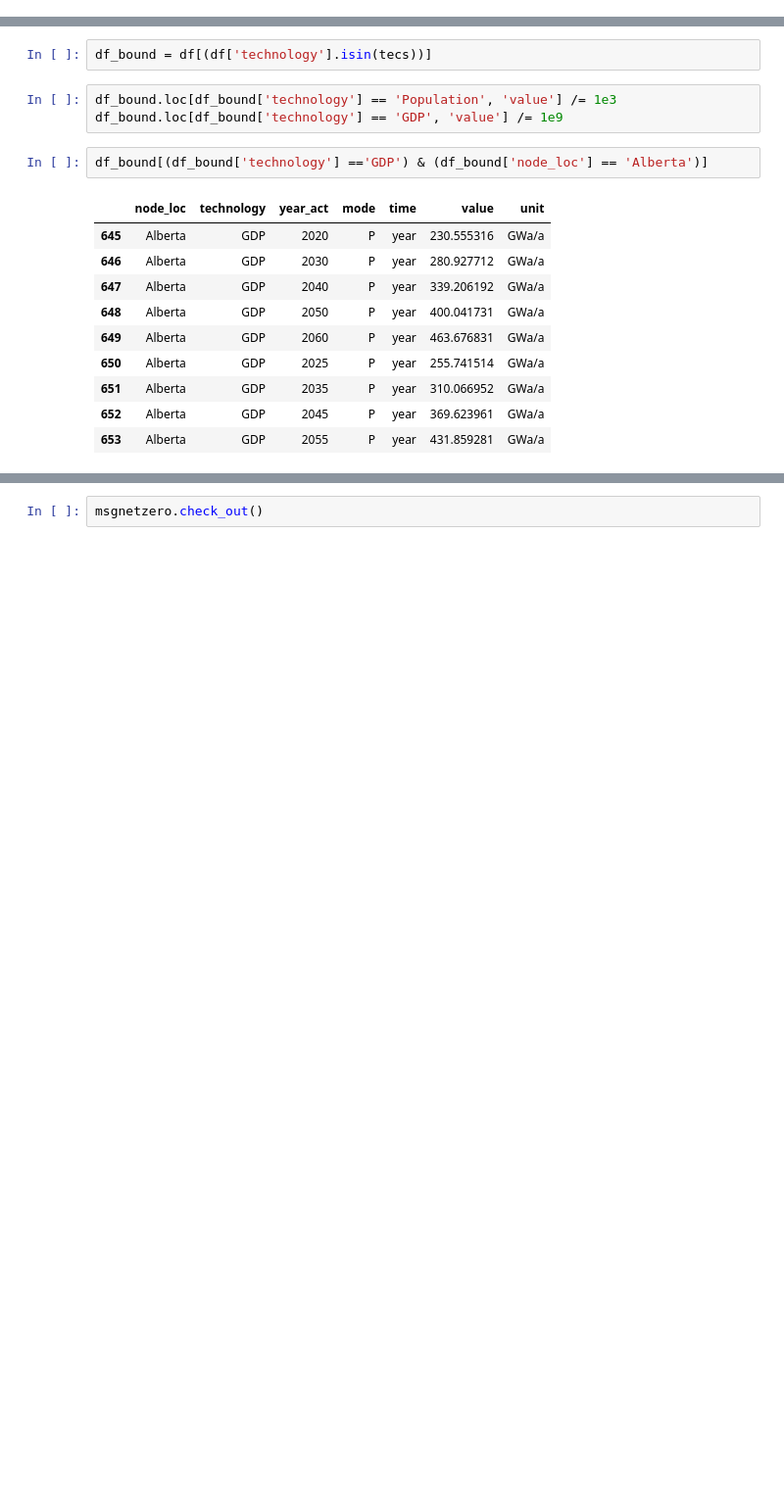
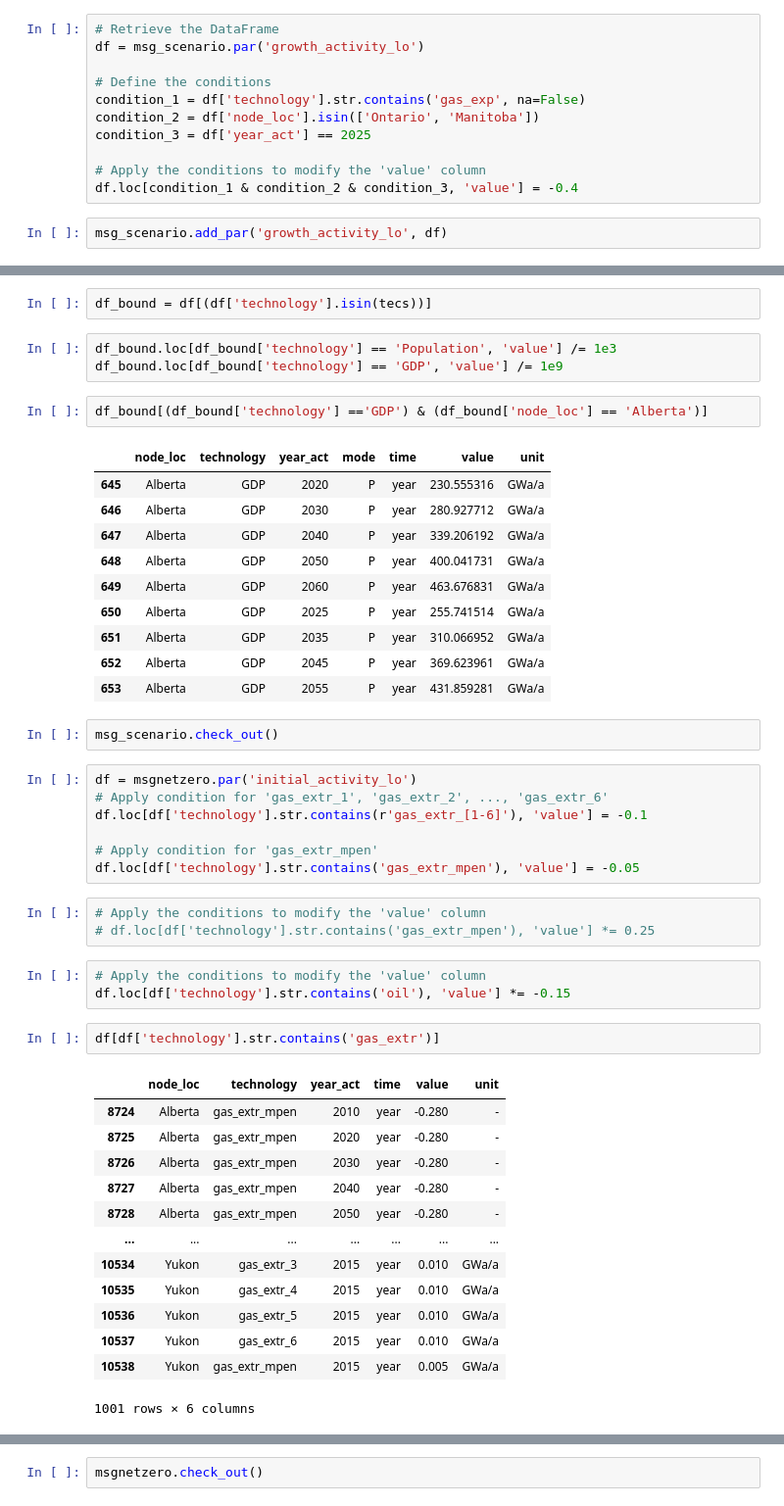
Before and after one commit to awais307/message-ix-canada, a Jupyter notebook: model/notebooks/development_netzero.ipynb, the cells around one changed output, grey strips where cells are left out. Shown at 98% size. Saved outputs shown, nothing was run; the diff lists cells and outputs as text; blank space fills up the shorter version.

```diff
--- a/model/notebooks/development_netzero.ipynb
+++ b/model/notebooks/development_netzero.ipynb
@@ -53,0 +60,13 @@ msg_scenario.remove_solution()
+# %%
+# Retrieve the DataFrame
+df = msg_scenario.par('growth_activity_lo')
+
+# Define the conditions
+condition_1 = df['technology'].str.contains('gas_exp', na=False)
+condition_2 = df['node_loc'].isin(['Ontario', 'Manitoba'])
+condition_3 = df['year_act'] == 2025
+
+# Apply the conditions to modify the 'value' column
+df.loc[condition_1 & condition_2 & condition_3, 'value'] = -0.4
+# %%
+msg_scenario.add_par('growth_activity_lo', df)
@@ -988,3 +1076,34 @@ df_bound[(df_bound['technology'] =='GDP') & (df_bound['node_loc'] == 'Alberta')]
 | 651 | Alberta | GDP | 2035 | P | year | 310.066952 | GWa/a |
 | 652 | Alberta | GDP | 2045 | P | year | 369.623961 | GWa/a |
 | 653 | Alberta | GDP | 2055 | P | year | 431.859281 | GWa/a |
+# %%
+msg_scenario.check_out()
+# %%
+df = msgnetzero.par('initial_activity_lo')
+# Apply condition for 'gas_extr_1', 'gas_extr_2', ..., 'gas_extr_6'
+df.loc[df['technology'].str.contains(r'gas_extr_[1-6]'), 'value'] = -0.1
+
+# Apply condition for 'gas_extr_mpen'
+df.loc[df['technology'].str.contains('gas_extr_mpen'), 'value'] = -0.05
+# %%
+# Apply the conditions to modify the 'value' column
+# df.loc[df['technology'].str.contains('gas_extr_mpen'), 'value'] *= 0.25
+# %%
+# Apply the conditions to modify the 'value' column
+df.loc[df['technology'].str.contains('oil'), 'value'] *= -0.15
+# %%
+df[df['technology'].str.contains('gas_extr')]
+# %% [output]
+|  | node_loc | technology | year_act | time | value | unit |
+| 8724 | Alberta | gas_extr_mpen | 2010 | year | -0.280 | - |
+| 8725 | Alberta | gas_extr_mpen | 2020 | year | -0.280 | - |
+| 8726 | Alberta | gas_extr_mpen | 2030 | year | -0.280 | - |
+| 8727 | Alberta | gas_extr_mpen | 2040 | year | -0.280 | - |
+| 8728 | Alberta | gas_extr_mpen | 2050 | year | -0.280 | - |
+| ... | ... | ... | ... | ... | ... | ... |
+| 10534 | Yukon | gas_extr_3 | 2015 | year | 0.010 | GWa/a |
+| 10535 | Yukon | gas_extr_4 | 2015 | year | 0.010 | GWa/a |
+| 10536 | Yukon | gas_extr_5 | 2015 | year | 0.010 | GWa/a |
+| 10537 | Yukon | gas_extr_6 | 2015 | year | 0.010 | GWa/a |
+| 10538 | Yukon | gas_extr_mpen | 2015 | year | 0.005 | GWa/a |
+1001 rows × 6 columns
```
Also changed, not shown: parts of 56 cells of this notebook, 5 other files.
